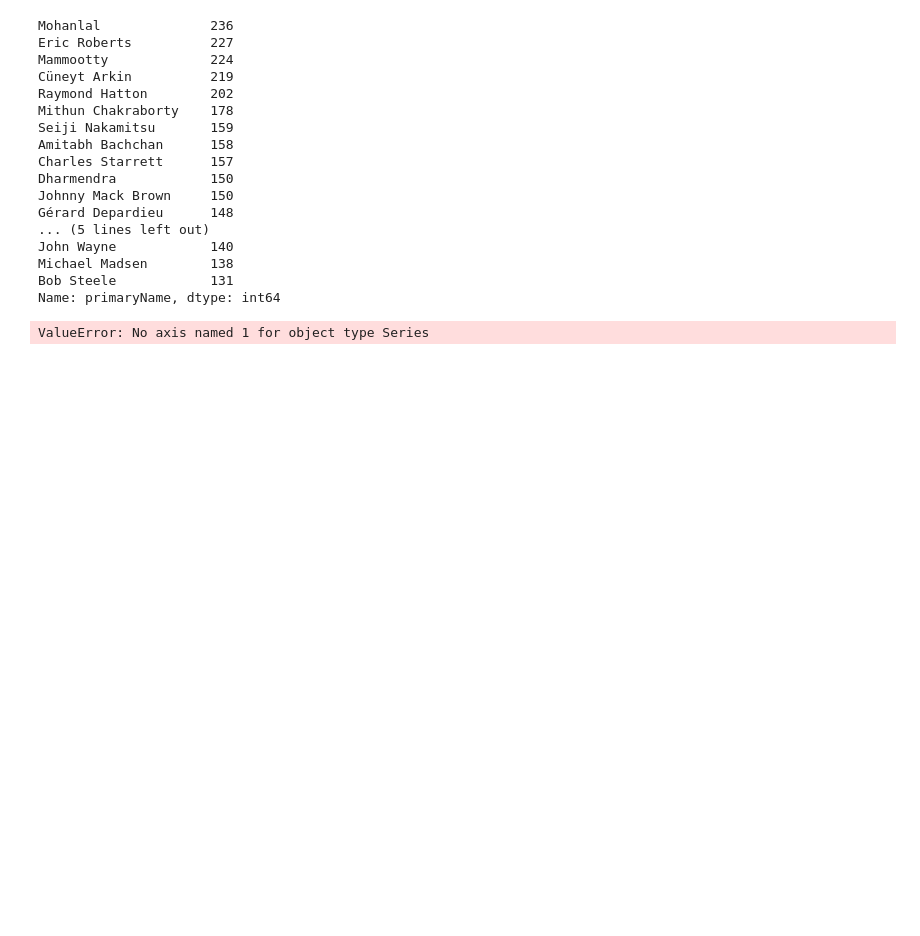
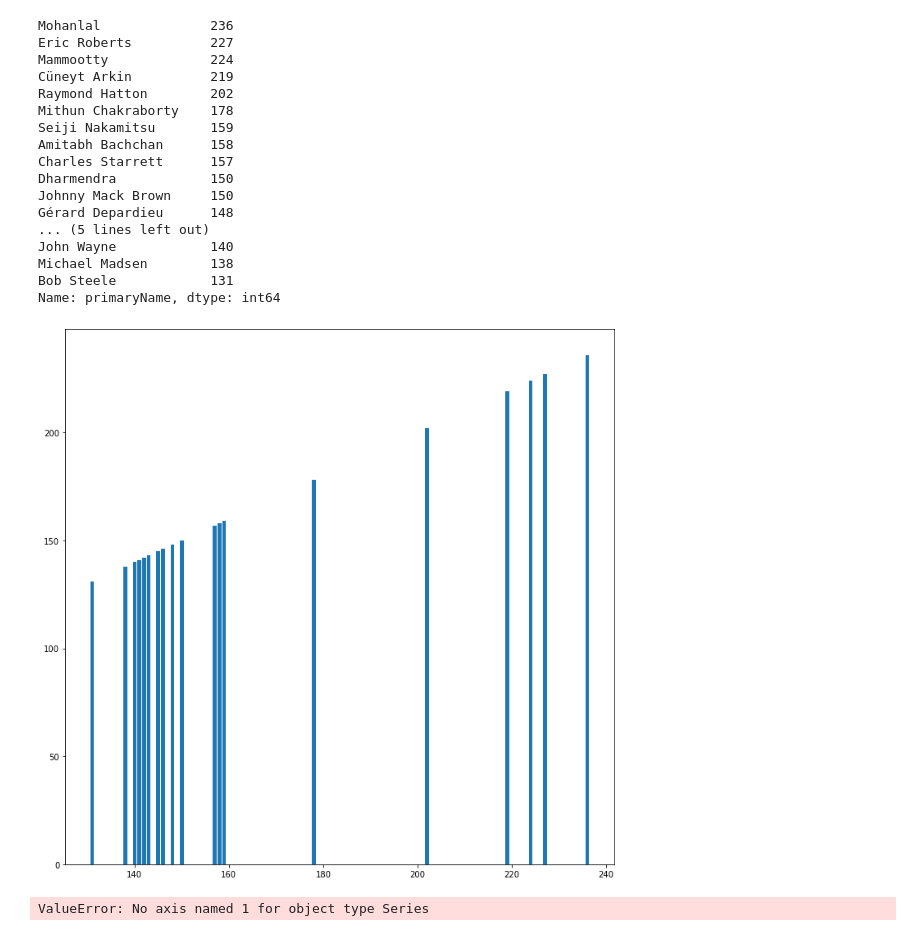
Before and after one commit to BerengerQueune/ABC-Data, a Jupyter notebook: Bérenger/Code.ipynb, the cells around one changed output. Cells and saved outputs as stored; diff of their text form; code cells hidden in the pictures; blank space fills up the shorter version.

```diff
--- a/Bérenger/Code.ipynb
+++ b/Bérenger/Code.ipynb
@@ -411,7 +404,7 @@ merge_basics_principals7.head(10)
 # Quels sont les acteurs les plus présents ?
 # étape 6 : Value_counts pour trouver les acteurs les plus présents
 merge_basics_principals8 = merge_basics_principals7['primaryName'].value_counts()
-merge_basics_principals8.head(20)
+merge_basics_principals9 = merge_basics_principals8.head(20)
 # %% [output]
 Mohanlal              236
 Eric Roberts          227
@@ -430,6 +423,15 @@ John Wayne            140
 Michael Madsen        138
 Bob Steele            131
 Name: primaryName, dtype: int64
+# %%
+# Quels sont les acteurs les plus présents ?
+# étape 7 : visualisation
+fig, ax = plt.subplots(figsize = (12,12))
+
+plt.bar(merge_basics_principals9, merge_basics_principals9)
+plt.show()
+# %% [output]
+[figure, added]
 # %%
 #quelques tests
 
```
Also changed, not shown: parts of 5 cells of this notebook.
